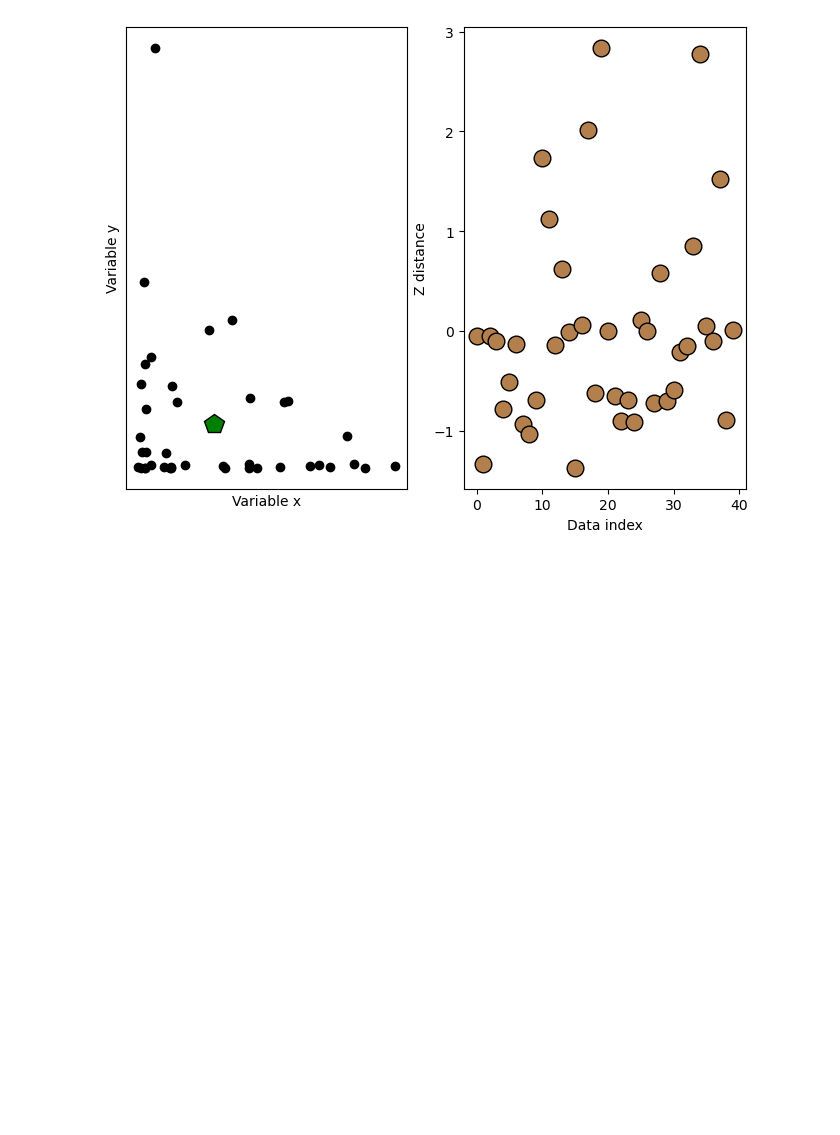
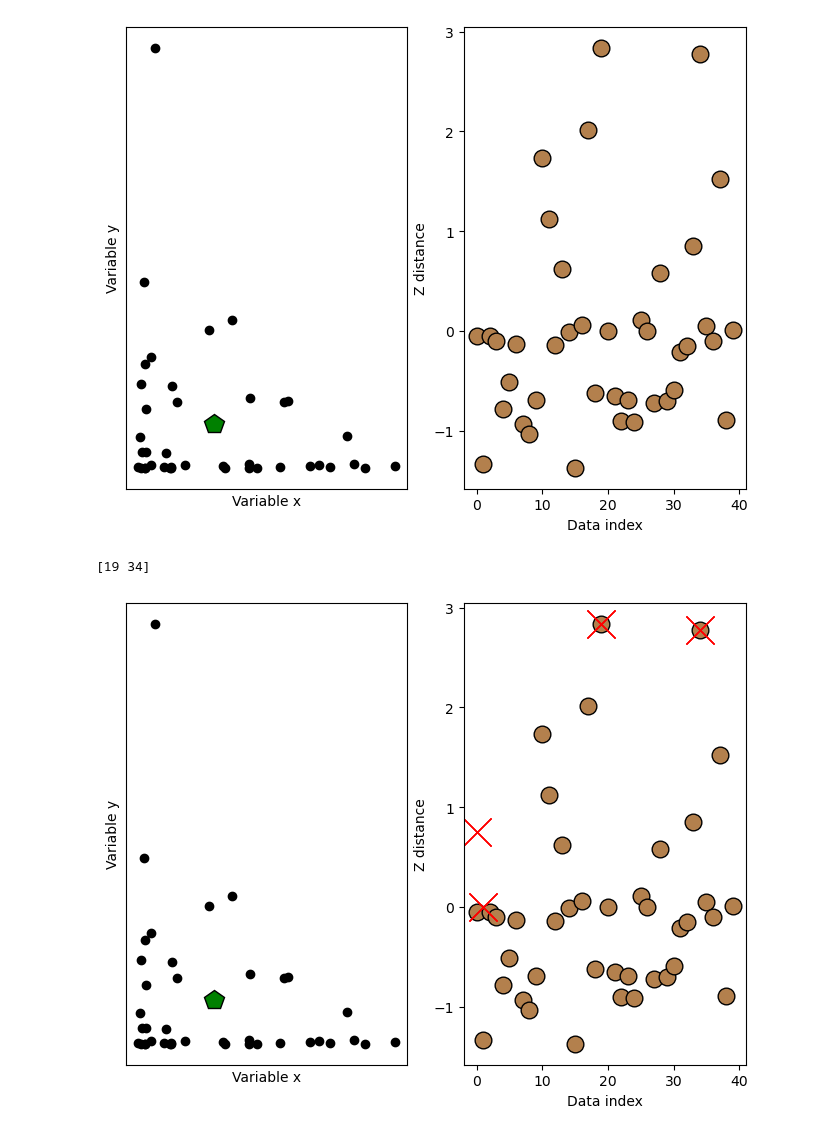
Before and after one commit to Raaqiv55/statistics-machine-learning, a Jupyter notebook: 7.data normalizations and outliers/euclidean distance outlier.ipynb, the cells around one changed output. Cells and saved outputs as stored; diff of their text form; code cells hidden in the pictures; blank space fills up the shorter version.

```diff
--- a/7.data normalizations and outliers/euclidean distance outlier.ipynb
+++ b/7.data normalizations and outliers/euclidean distance outlier.ipynb
@@ -36,9 +36,14 @@ Text(0, 0.5, 'Z distance')
 # %%
 distanceThresh = 2.5
 
 oidx = np.where(ds>distanceThresh)[0]
 
 print(oidx)
 
 ax[1].plot(oidx,ds[oidx],'x',color='r',markersize=20)
 ax[1].plot(d1[oidx],d2[oidx],'x',color='r',markersize=20)
+
+fig
+# %% [output]
+[19 34]
+[figure, added]
```
Also changed, not shown: 1 other file.
